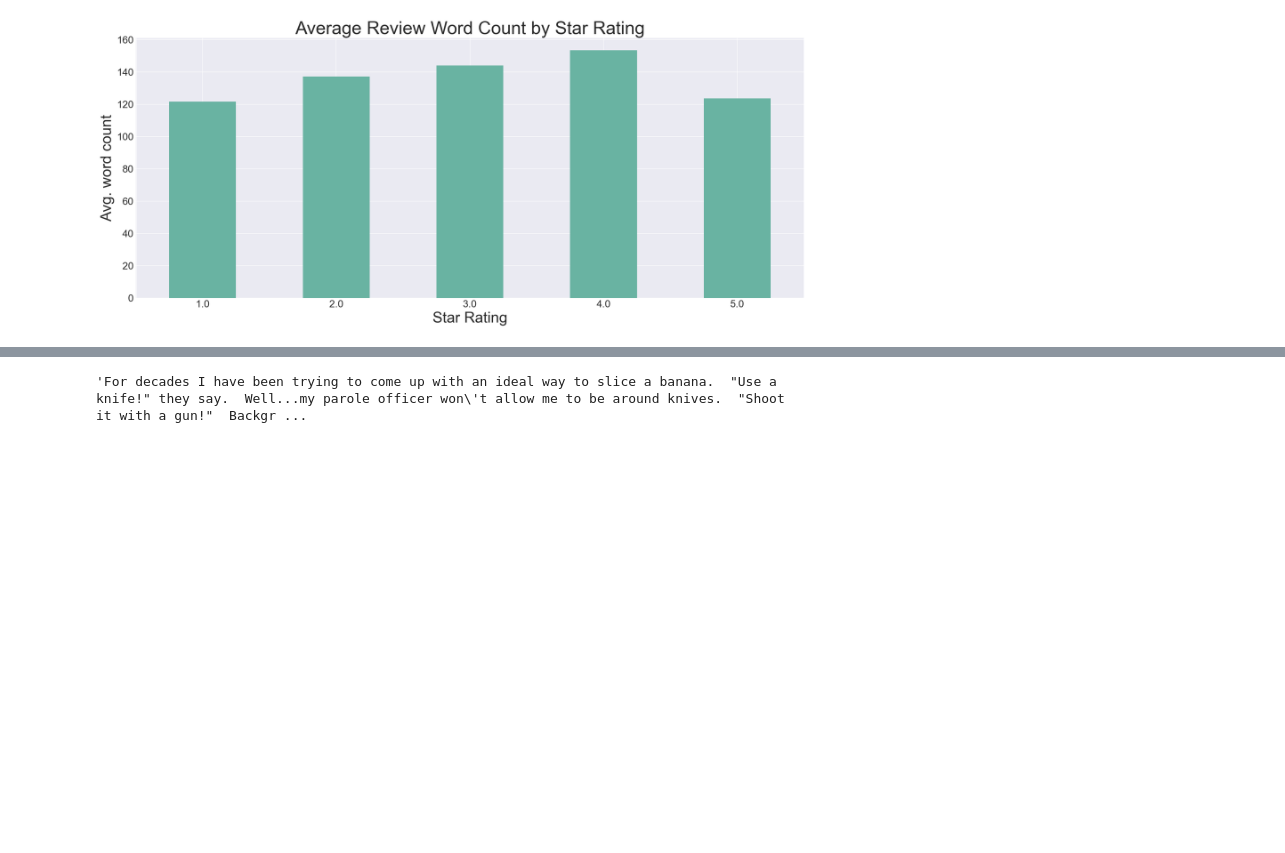
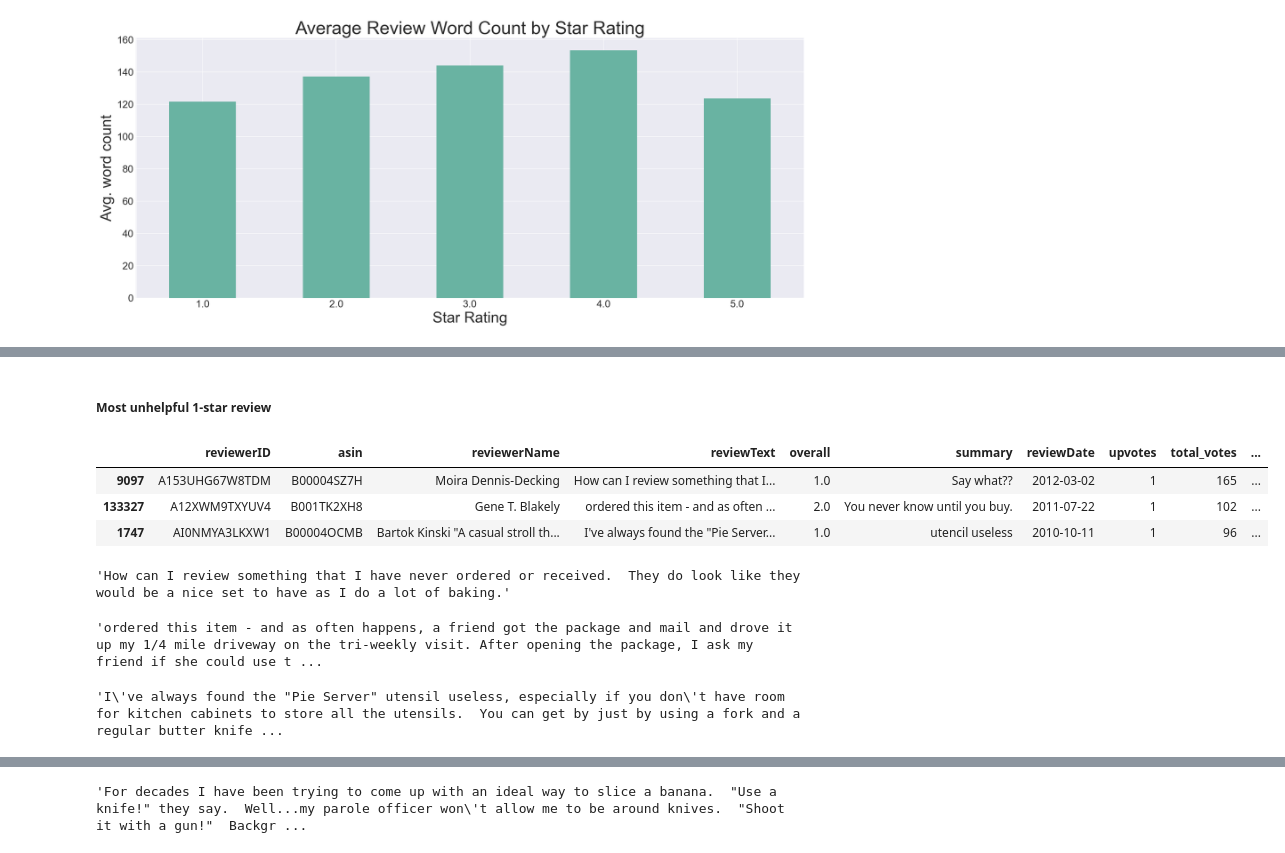
Before and after one commit to doosey33/Capstone-Project, a Jupyter notebook: Amazon-Reviews-EDA.ipynb, the cells around one changed output, grey strips where cells are left out. Drawn from its saved outputs; the diff is of its cells as text; code cells hidden in the pictures; blank space fills up the shorter version.

```diff
--- a/Amazon-Reviews-EDA.ipynb
+++ b/Amazon-Reviews-EDA.ipynb
@@ -391,0 +364,21 @@ votes_df[votes_df['total_votes'] == max(votes_df['total_votes'])]
+# %% [markdown]
+##### Most unhelpful 1-star review
+# %%
+votes_df[(votes_df['total_votes'] > 50) & (votes_df['overall'] < 3) & (votes_df['ratio'] != 0)].sort_values(by=['ratio', 'total_votes'], ascending=True).head(3)
+# %% [output]
+|  | reviewerID | asin | reviewerName | reviewText | overall | summary | reviewDate | upvotes | total_votes | ... |
+| 9097 | A153UHG67W8TDM | B00004SZ7H | Moira Dennis-Decking | How can I review something that I... | 1.0 | Say what?? | 2012-03-02 | 1 | 165 | ... |
+| 133327 | A12XWM9TXYUV4 | B001TK2XH8 | Gene T. Blakely | ordered this item - and as often ... | 2.0 | You never know until you buy. | 2011-07-22 | 1 | 102 | ... |
+| 1747 | AI0NMYA3LKXW1 | B00004OCMB | Bartok Kinski "A casual stroll th... | I've always found the "Pie Server... | 1.0 | utencil useless | 2010-10-11 | 1 | 96 | ... |
+# %%
+votes_df['reviewText'].iloc[9097]
+# %% [output]
+'How can I review something that I have never ordered or received.  They do look like they would be a nice set to have as I do a lot of baking.'
+# %%
+votes_df['reviewText'].iloc[133327]
+# %% [output]
+'ordered this item - and as often happens, a friend got the package and mail and drove it up my 1/4 mile driveway on the tri-weekly visit. After opening the package, I ask my friend if she could use t ...
+# %%
+votes_df['reviewText'].iloc[1747]
+# %% [output]
+'I\'ve always found the "Pie Server" utensil useless, especially if you don\'t have room for kitchen cabinets to store all the utensils.  You can get by just by using a fork and a regular butter knife ...
```
Also changed, not shown: parts of 48 cells of this notebook, 13 other files.
